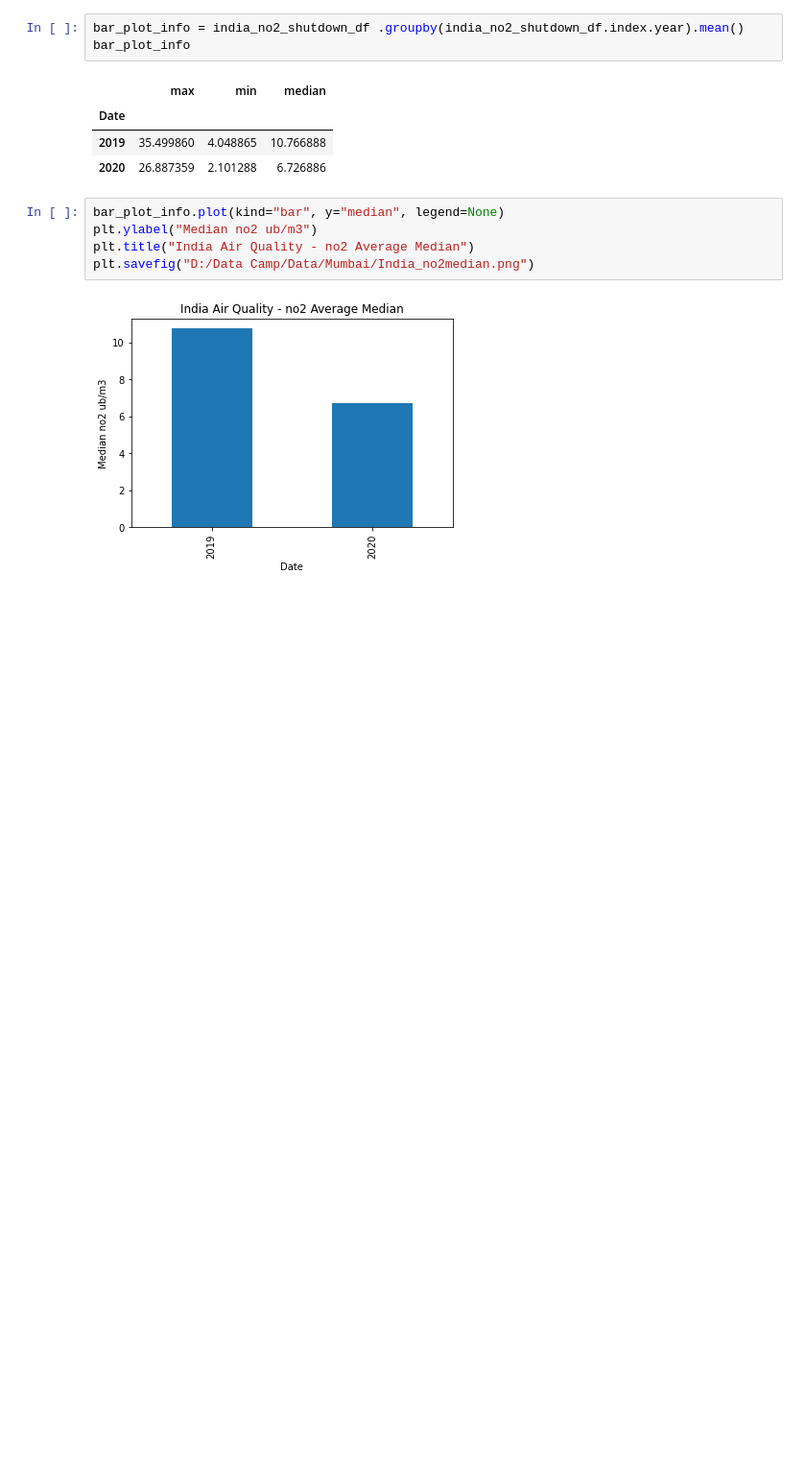
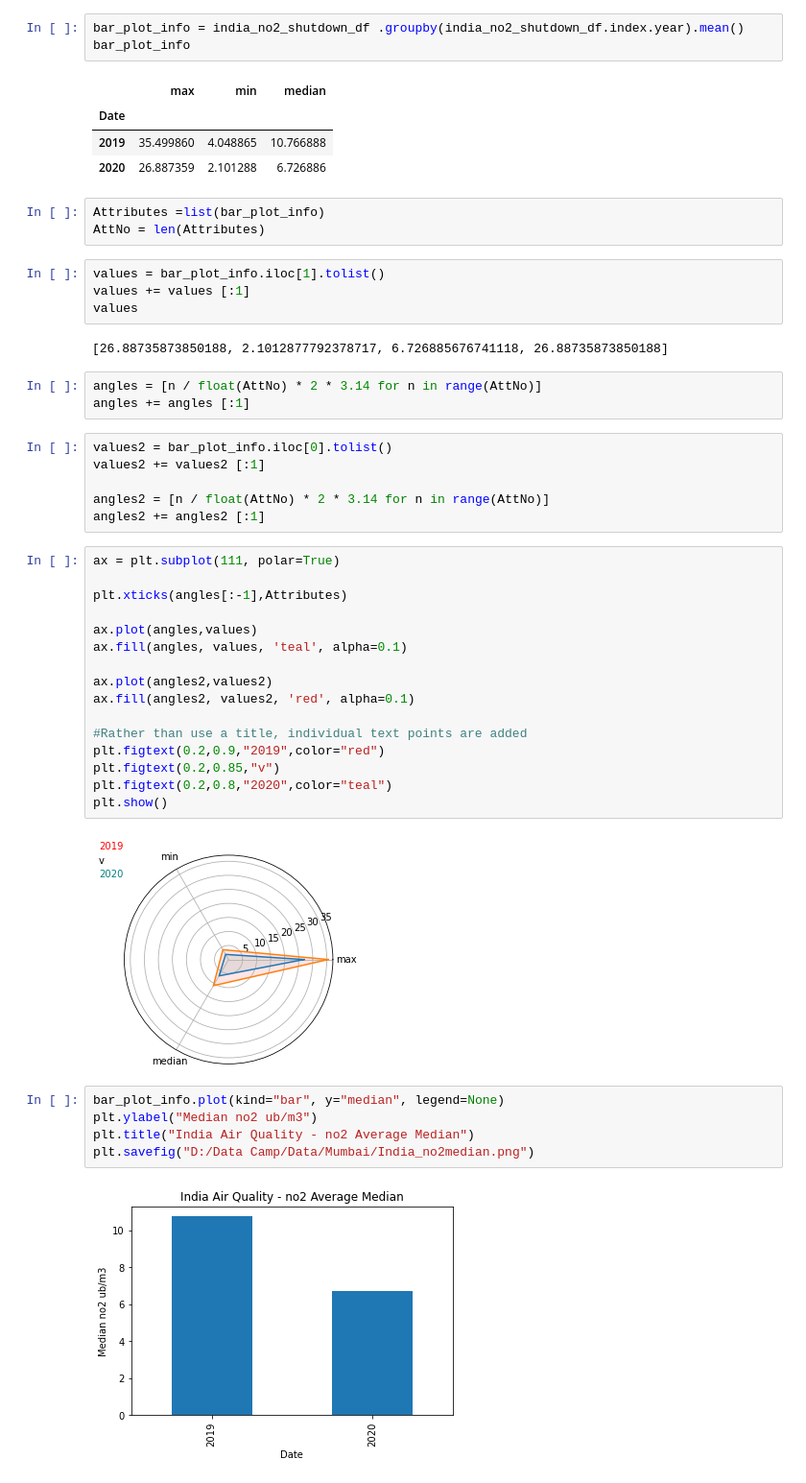
Before and after one commit to Raouaaa/Lockdowns-Impact-on-Air-Quality, a Jupyter notebook: notebooks/Mumbai_NO2_EDA.ipynb, the cells around one changed output. Shown: that part at 96% size. Drawn from its saved outputs; the diff is of its cells as text; blank space fills up the shorter version.

Commit message:
Radar Chart added

```diff
--- a/notebooks/Mumbai_NO2_EDA.ipynb
+++ b/notebooks/Mumbai_NO2_EDA.ipynb
@@ -116,6 +116,42 @@ bar_plot_info
 | Date |  |  |  |
 | 2019 | 35.499860 | 4.048865 | 10.766888 |
 | 2020 | 26.887359 | 2.101288 | 6.726886 |
+# %%
+Attributes =list(bar_plot_info)
+AttNo = len(Attributes)
+# %%
+values = bar_plot_info.iloc[1].tolist()
+values += values [:1]
+values
+# %% [output]
+[26.88735873850188, 2.1012877792378717, 6.726885676741118, 26.88735873850188]
+# %%
+angles = [n / float(AttNo) * 2 * 3.14 for n in range(AttNo)]
+angles += angles [:1]
+# %%
+values2 = bar_plot_info.iloc[0].tolist()
+values2 += values2 [:1]
+
+angles2 = [n / float(AttNo) * 2 * 3.14 for n in range(AttNo)]
+angles2 += angles2 [:1]
+# %%
+ax = plt.subplot(111, polar=True)
+
+plt.xticks(angles[:-1],Attributes)
+
+ax.plot(angles,values)
+ax.fill(angles, values, 'teal', alpha=0.1)
+
+ax.plot(angles2,values2)
+ax.fill(angles2, values2, 'red', alpha=0.1)
+
+#Rather than use a title, individual text points are added
+plt.figtext(0.2,0.9,"2019",color="red")
+plt.figtext(0.2,0.85,"v")
+plt.figtext(0.2,0.8,"2020",color="teal")
+plt.show()
+# %% [output]
+[figure, added]
 # %%
 bar_plot_info.plot(kind="bar", y="median", legend=None)
 plt.ylabel("Median no2 ub/m3")
```
Also changed, not shown: 2 other files.
